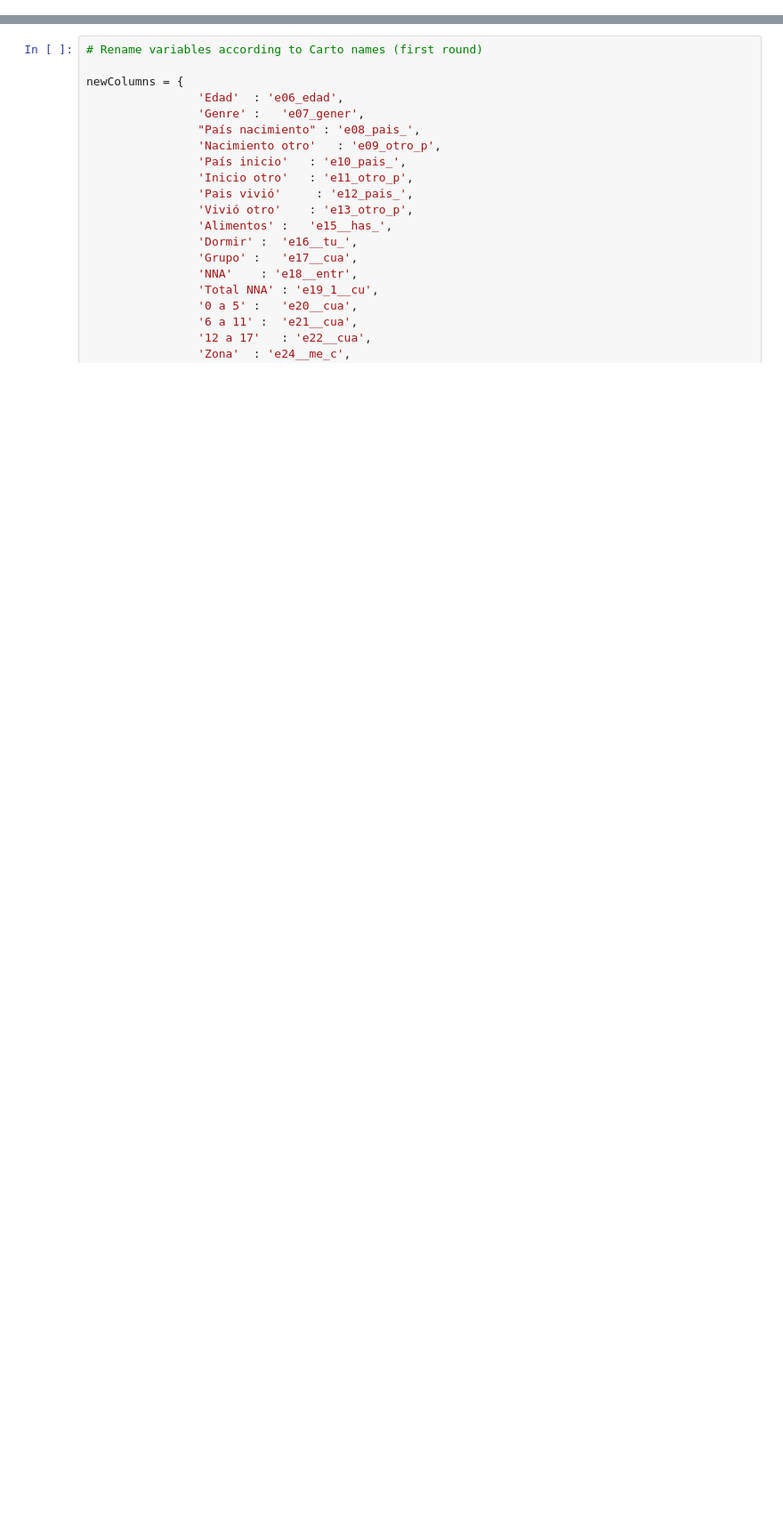
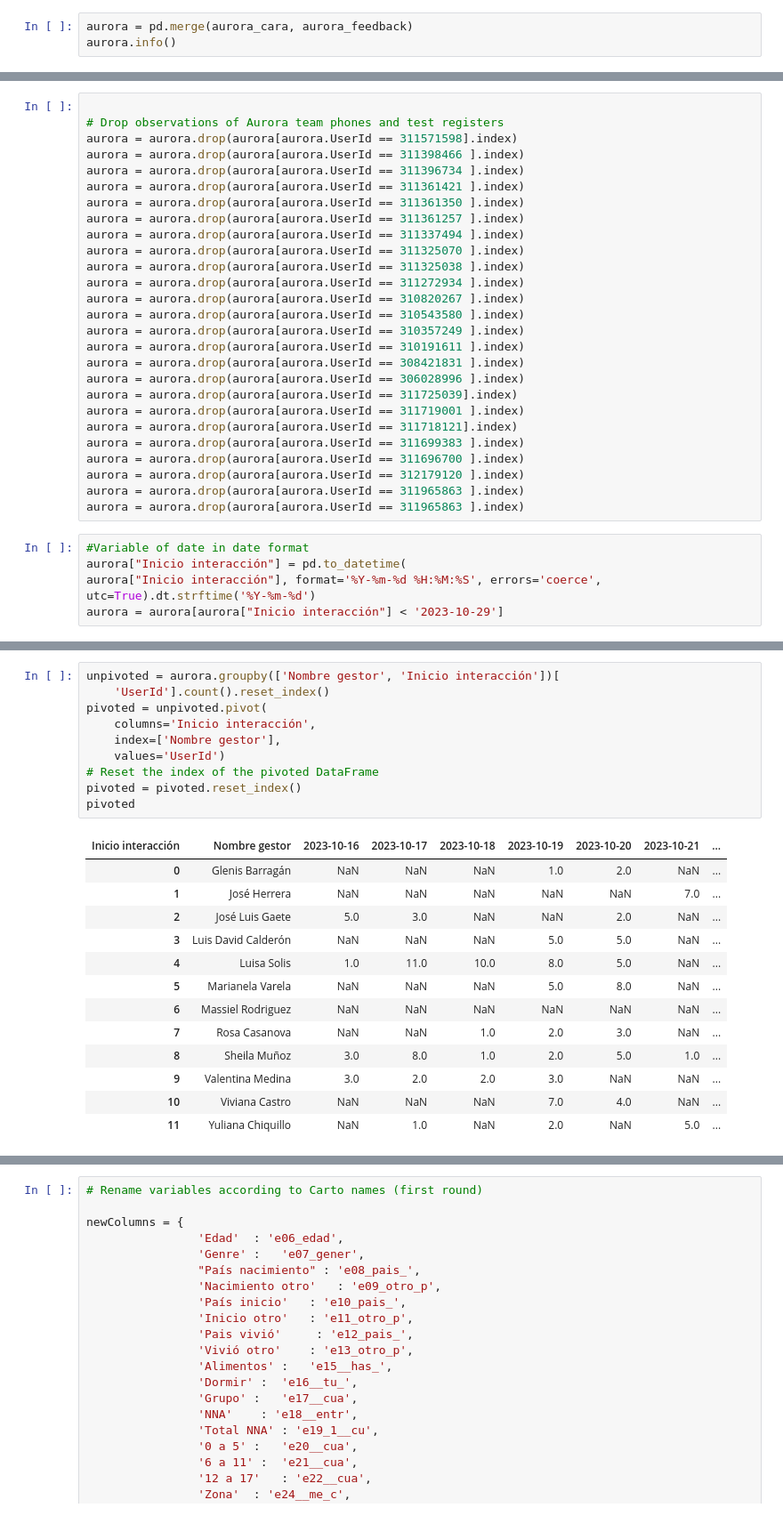
Before and after one commit to maolarte/Aurora, a Jupyter notebook: Aurora.ipynb, the cells around one changed output, grey strips where cells are left out. Shown at 89% size. Drawn from its saved outputs; the diff is of its cells as text; blank space fills up the shorter version.

Commit message:
Data for Carto

```diff
--- a/Aurora.ipynb
+++ b/Aurora.ipynb
@@ -21,0 +14,3 @@ aurora.head()
+# %%
+aurora = pd.merge(aurora_cara, aurora_feedback)
+aurora.info()
@@ -21,0 +35,32 @@ aurora.head()
+# %%
+
+# Drop observations of Aurora team phones and test registers
+aurora = aurora.drop(aurora[aurora.UserId == 311571598].index)
+aurora = aurora.drop(aurora[aurora.UserId == 311398466 ].index)
+aurora = aurora.drop(aurora[aurora.UserId == 311396734 ].index)
+aurora = aurora.drop(aurora[aurora.UserId == 311361421 ].index)
+aurora = aurora.drop(aurora[aurora.UserId == 311361350 ].index)
+aurora = aurora.drop(aurora[aurora.UserId == 311361257 ].index)
+aurora = aurora.drop(aurora[aurora.UserId == 311337494 ].index)
+aurora = aurora.drop(aurora[aurora.UserId == 311325070 ].index)
+aurora = aurora.drop(aurora[aurora.UserId == 311325038 ].index)
+aurora = aurora.drop(aurora[aurora.UserId == 311272934 ].index)
+aurora = aurora.drop(aurora[aurora.UserId == 310820267 ].index)
+aurora = aurora.drop(aurora[aurora.UserId == 310543580 ].index)
+aurora = aurora.drop(aurora[aurora.UserId == 310357249 ].index)
+aurora = aurora.drop(aurora[aurora.UserId == 310191611 ].index)
+aurora = aurora.drop(aurora[aurora.UserId == 308421831 ].index)
+aurora = aurora.drop(aurora[aurora.UserId == 306028996 ].index)
+aurora = aurora.drop(aurora[aurora.UserId == 311725039].index)
+aurora = aurora.drop(aurora[aurora.UserId == 311719001 ].index)
+aurora = aurora.drop(aurora[aurora.UserId == 311718121].index)
+aurora = aurora.drop(aurora[aurora.UserId == 311699383 ].index)
+aurora = aurora.drop(aurora[aurora.UserId == 311696700 ].index)
+aurora = aurora.drop(aurora[aurora.UserId == 312179120 ].index)
+aurora = aurora.drop(aurora[aurora.UserId == 311965863 ].index)
+aurora = aurora.drop(aurora[aurora.UserId == 311965863 ].index)
+# %%
+#Variable of date in date format
+aurora["Inicio interacción"] = pd.to_datetime(
+aurora["Inicio interacción"], format='%Y-%m-%d %H:%M:%S', errors='coerce', utc=True).dt.strftime('%Y-%m-%d')
+aurora = aurora[aurora["Inicio interacción"] < '2023-10-29']
@@ -21,0 +142,24 @@ aurora.head()
+# %%
+unpivoted = aurora.groupby(['Nombre gestor', 'Inicio interacción'])[
+    'UserId'].count().reset_index()
+pivoted = unpivoted.pivot(
+    columns='Inicio interacción',
+    index=['Nombre gestor'],
+    values='UserId')
+# Reset the index of the pivoted DataFrame
+pivoted = pivoted.reset_index()
+pivoted
+# %% [output]
+| Inicio interacción | Nombre gestor | 2023-10-16 | 2023-10-17 | 2023-10-18 | 2023-10-19 | 2023-10-20 | 2023-10-21 | ... |
+| 0 | Glenis Barragán | NaN | NaN | NaN | 1.0 | 2.0 | NaN | ... |
+| 1 | José Herrera | NaN | NaN | NaN | NaN | NaN | 7.0 | ... |
+| 2 | José Luis Gaete | 5.0 | 3.0 | NaN | NaN | 2.0 | NaN | ... |
+| 3 | Luis David Calderón | NaN | NaN | NaN | 5.0 | 5.0 | NaN | ... |
+| 4 | Luisa Solis | 1.0 | 11.0 | 10.0 | 8.0 | 5.0 | NaN | ... |
+| 5 | Marianela Varela | NaN | NaN | NaN | 5.0 | 8.0 | NaN | ... |
+| 6 | Massiel Rodriguez | NaN | NaN | NaN | NaN | NaN | NaN | ... |
+| 7 | Rosa Casanova | NaN | NaN | 1.0 | 2.0 | 3.0 | NaN | ... |
+| 8 | Sheila Muñoz | 3.0 | 8.0 | 1.0 | 2.0 | 5.0 | 1.0 | ... |
+| 9 | Valentina Medina | 3.0 | 2.0 | 2.0 | 3.0 | NaN | NaN | ... |
+| 10 | Viviana Castro | NaN | NaN | NaN | 7.0 | 4.0 | NaN | ... |
+| 11 | Yuliana Chiquillo | NaN | 1.0 | NaN | 2.0 | NaN | 5.0 | ... |
```
Also changed, not shown: parts of 18 cells of this notebook, 2 other files.
